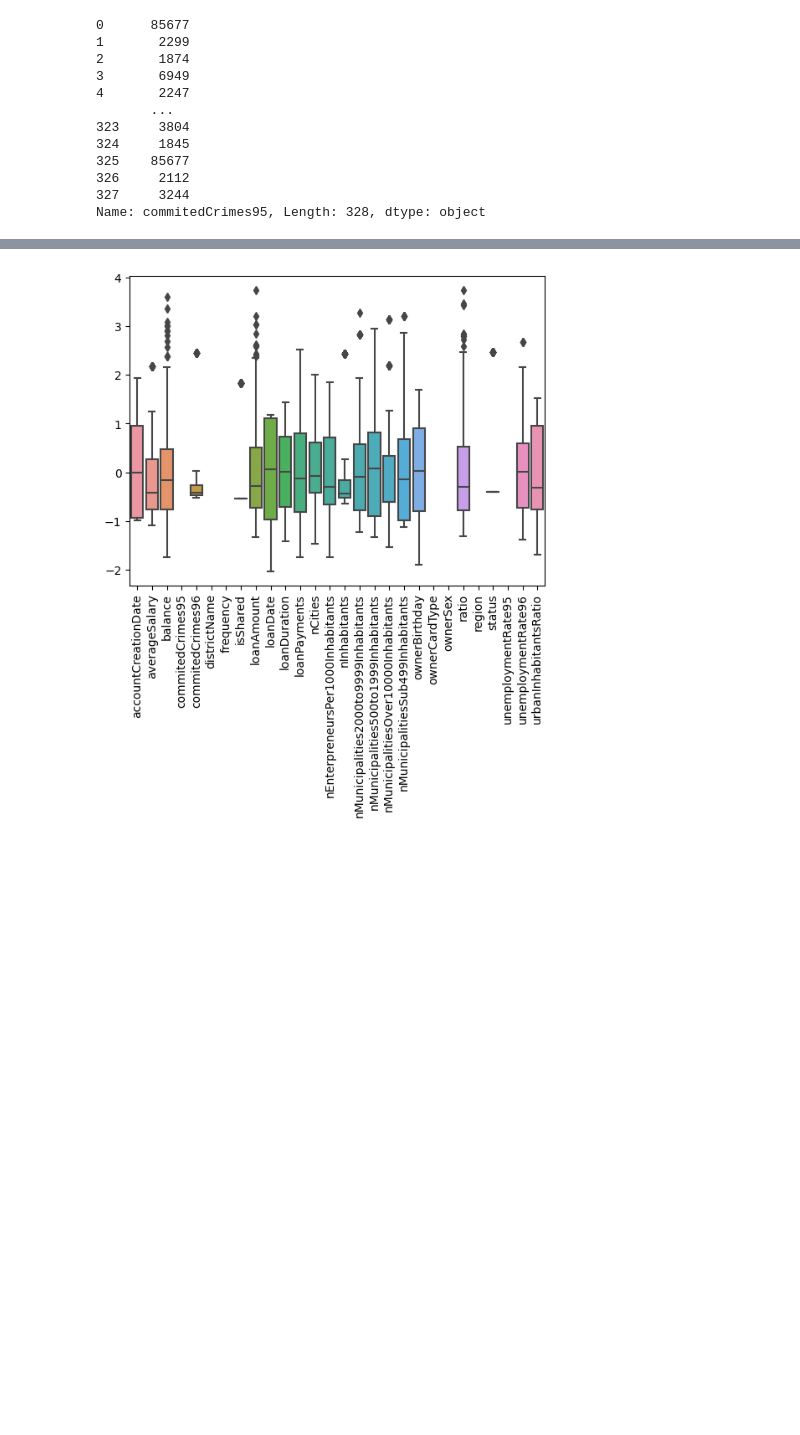
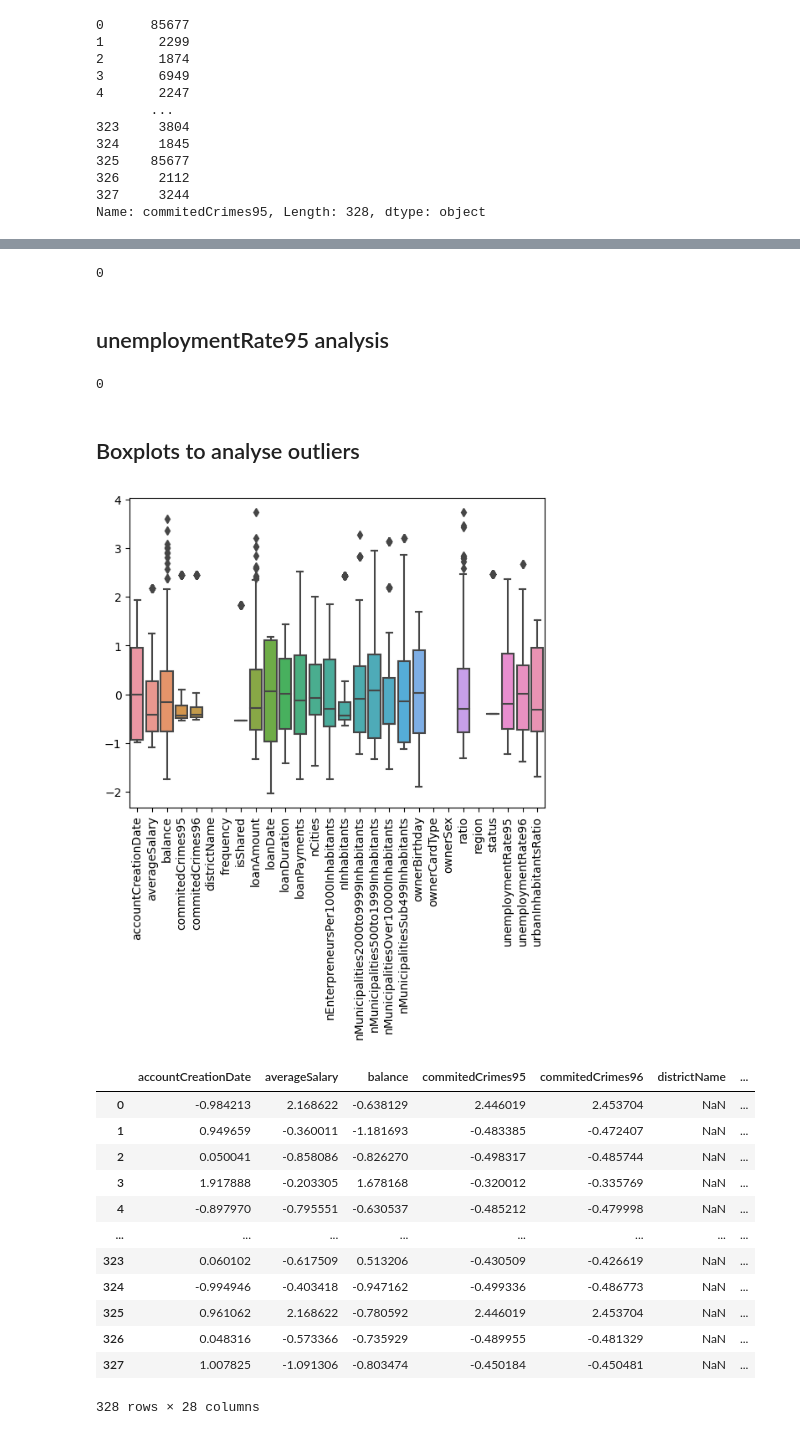
Before and after one commit to adr1an0s0ar3s/feup-ac-22-23, a Jupyter notebook: notebooks/outliers_analysis.ipynb, the cells around one changed output, grey strips where cells are left out. Cells and saved outputs as stored; diff of their text form; code cells hidden in the pictures; blank space fills up the shorter version.

```diff
--- a/notebooks/outliers_analysis.ipynb
+++ b/notebooks/outliers_analysis.ipynb
@@ -89,0 +71,5 @@ normalized_df = (df - df.mean(numeric_only=True)) / df.std(numeric_only=True)
+# %%
+cc95[cc95.isna()] = df[cc95.isna()]['commitedCrimes96']
+len(cc95[cc95.isna()])
+# %% [output]
+0
@@ -90,8 +78,36 @@ normalized_df = (df - df.mean(numeric_only=True)) / df.std(numeric_only=True)
+# %% [markdown]
+## unemploymentRate95 analysis
+# %%
+ur95 = pd.to_numeric(df['unemploymentRate95'], errors='coerce')
+ur95[ur95.isna()] = df[ur95.isna()]['unemploymentRate96']
+df['unemploymentRate95'] = ur95.astype(int)
+len(df[df['unemploymentRate95'].isna()])
+# %% [output]
+0
+# %% [markdown]
+## Boxplots to analyse outliers
 # %%
+normalized_df = (df - df.mean(numeric_only=True)) / df.std(numeric_only=True)
 plot = sns.boxplot(data=normalized_df)
 plot.axes.tick_params(axis='x', rotation=90)
 # %% [output]
-[figure, old version]
+[figure, new version]
+# %%
+normalized_df
+# %% [output]
+|  | accountCreationDate | averageSalary | balance | commitedCrimes95 | commitedCrimes96 | districtName | ... |
+| 0 | -0.984213 | 2.168622 | -0.638129 | 2.446019 | 2.453704 | NaN | ... |
+| 1 | 0.949659 | -0.360011 | -1.181693 | -0.483385 | -0.472407 | NaN | ... |
+| 2 | 0.050041 | -0.858086 | -0.826270 | -0.498317 | -0.485744 | NaN | ... |
+| 3 | 1.917888 | -0.203305 | 1.678168 | -0.320012 | -0.335769 | NaN | ... |
+| 4 | -0.897970 | -0.795551 | -0.630537 | -0.485212 | -0.479998 | NaN | ... |
+| ... | ... | ... | ... | ... | ... | ... | ... |
+| 323 | 0.060102 | -0.617509 | 0.513206 | -0.430509 | -0.426619 | NaN | ... |
+| 324 | -0.994946 | -0.403418 | -0.947162 | -0.499336 | -0.486773 | NaN | ... |
+| 325 | 0.961062 | 2.168622 | -0.780592 | 2.446019 | 2.453704 | NaN | ... |
+| 326 | 0.048316 | -0.573366 | -0.735929 | -0.489955 | -0.481329 | NaN | ... |
+| 327 | 1.007825 | -1.091306 | -0.803474 | -0.450184 | -0.450481 | NaN | ... |
+328 rows × 28 columns
 # %% [markdown]
 Attributes with outliers:
 - averageSalary
```
Also changed, not shown: parts of 8 cells of this notebook.
